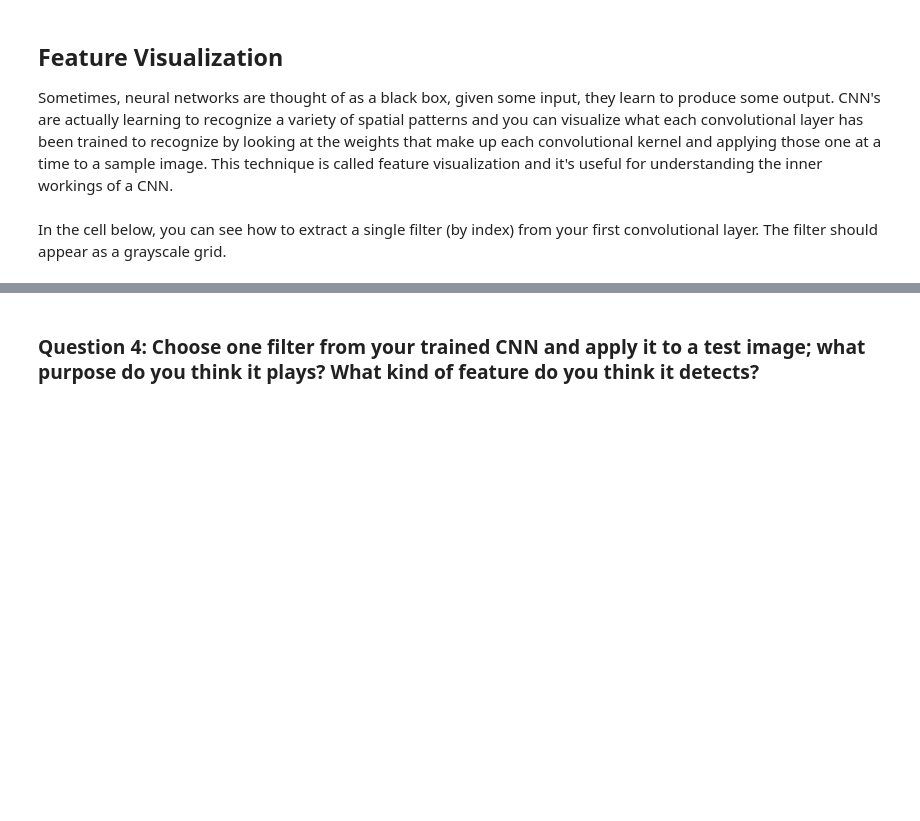
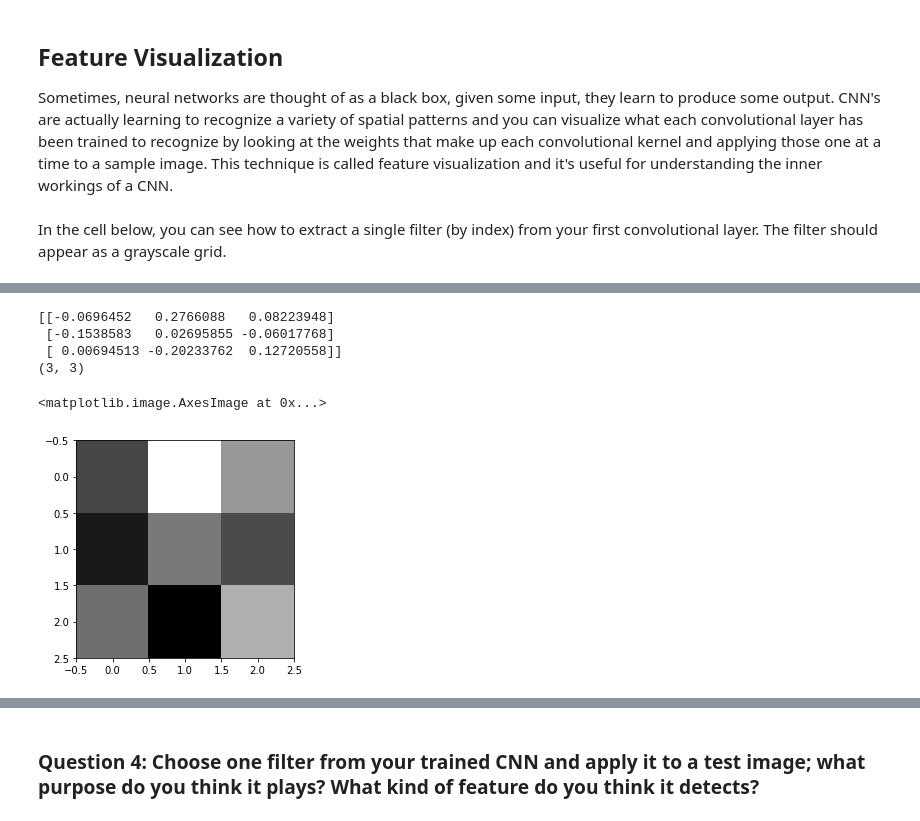
Before and after one commit to MarkRoy8888/P1_Facial_Keypoints, a Jupyter notebook: 2. Define the Network Architecture.ipynb, the cells around one changed output, grey strips where cells are left out. Saved outputs shown, nothing was run; the diff lists cells and outputs as text; code cells hidden in the pictures; blank space fills up the shorter version.

```diff
--- a/2. Define the Network Architecture.ipynb
+++ b/2. Define the Network Architecture.ipynb
@@ -486,17 +508,24 @@ In the cell below, you can see how to extract a single filter (by index) from yo
 # %%
 # Get the weights in the first conv layer, "conv1"
 # if necessary, change this to reflect the name of your first conv layer
-weights1 = net.conv1.weight.data
+weights1 = net.conv1[0].weight
 
-w = weights1.numpy()
+w = weights1.detach().numpy()
 
 filter_index = 0
 
 print(w[filter_index][0])
 print(w[filter_index][0].shape)
 
 # display the filter weights
 plt.imshow(w[filter_index][0], cmap='gray')
+# %% [output]
+[[-0.0696452   0.2766088   0.08223948]
+ [-0.1538583   0.02695855 -0.06017768]
+ [ 0.00694513 -0.20233762  0.12720558]]
+(3, 3)
+<matplotlib.image.AxesImage at 0x...>
+[figure, added]
 # %% [markdown]
 ## Feature maps
 
```
Also changed, not shown: parts of 17 cells of this notebook, 3 other files.
